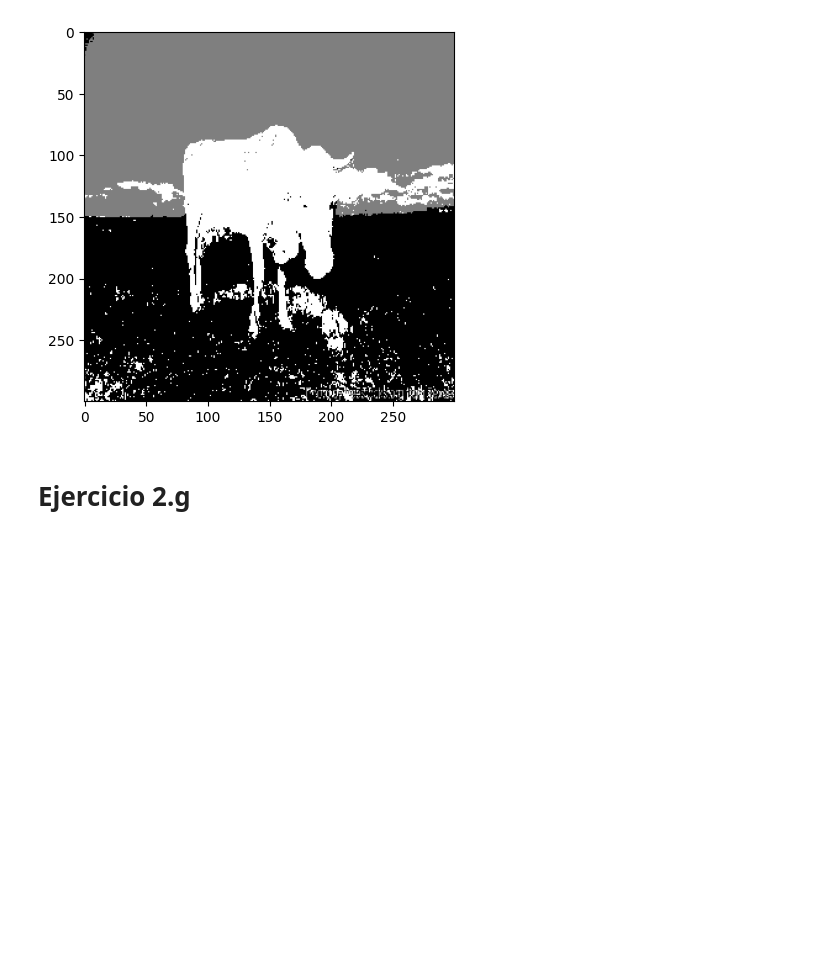
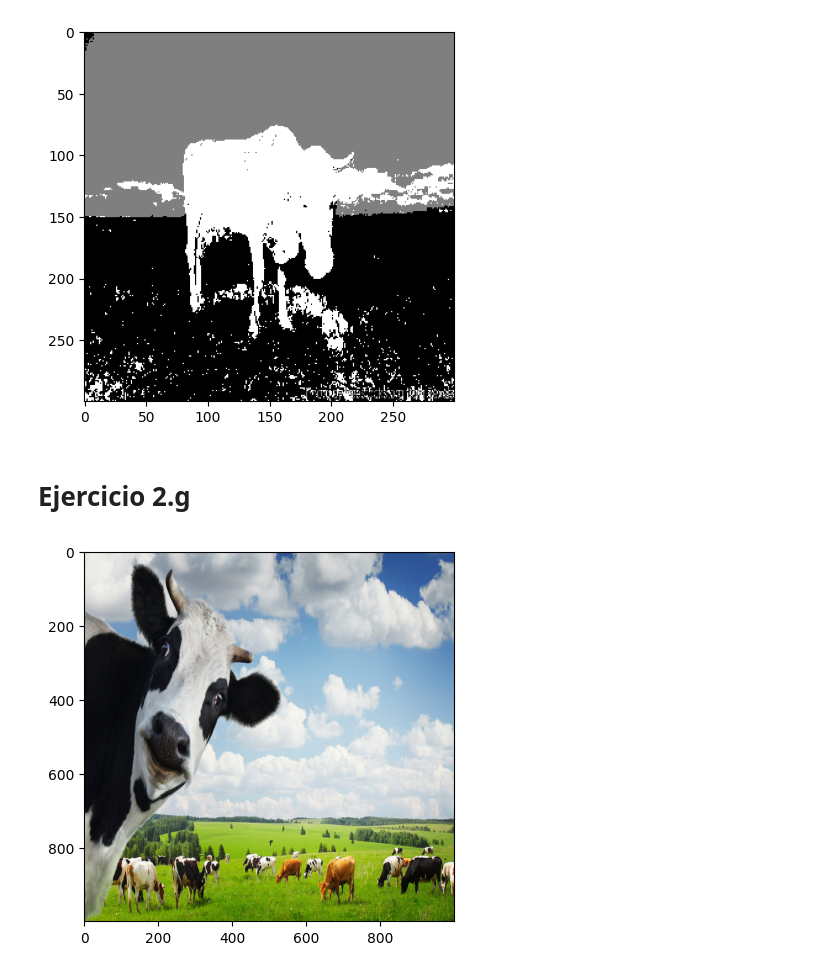
Before and after one commit to lvvittor/ml, a Jupyter notebook: tps/tp3/notebooks/exercise2.ipynb, the cells around one changed output. Saved outputs shown, nothing was run; the diff lists cells and outputs as text; code cells hidden in the pictures; blank space fills up the shorter version.

```diff
--- a/tps/tp3/notebooks/exercise2.ipynb
+++ b/tps/tp3/notebooks/exercise2.ipynb
@@ -197,4 +204,6 @@ plt.imshow(new_image.reshape(cow_img.shape))
 # %% [markdown]
 # Ejercicio 2.g
 # %%
-cow_vec, cow_img = img2vec('../data/cow.jpg', size=(300, 300))
+cow_vec, cow_img = img2vec('../data/cow3.jpg', size=(1000, 1000))
+# %% [output]
+[figure, added]
```
Also changed, not shown: parts of 14 cells of this notebook, 1 other file.
